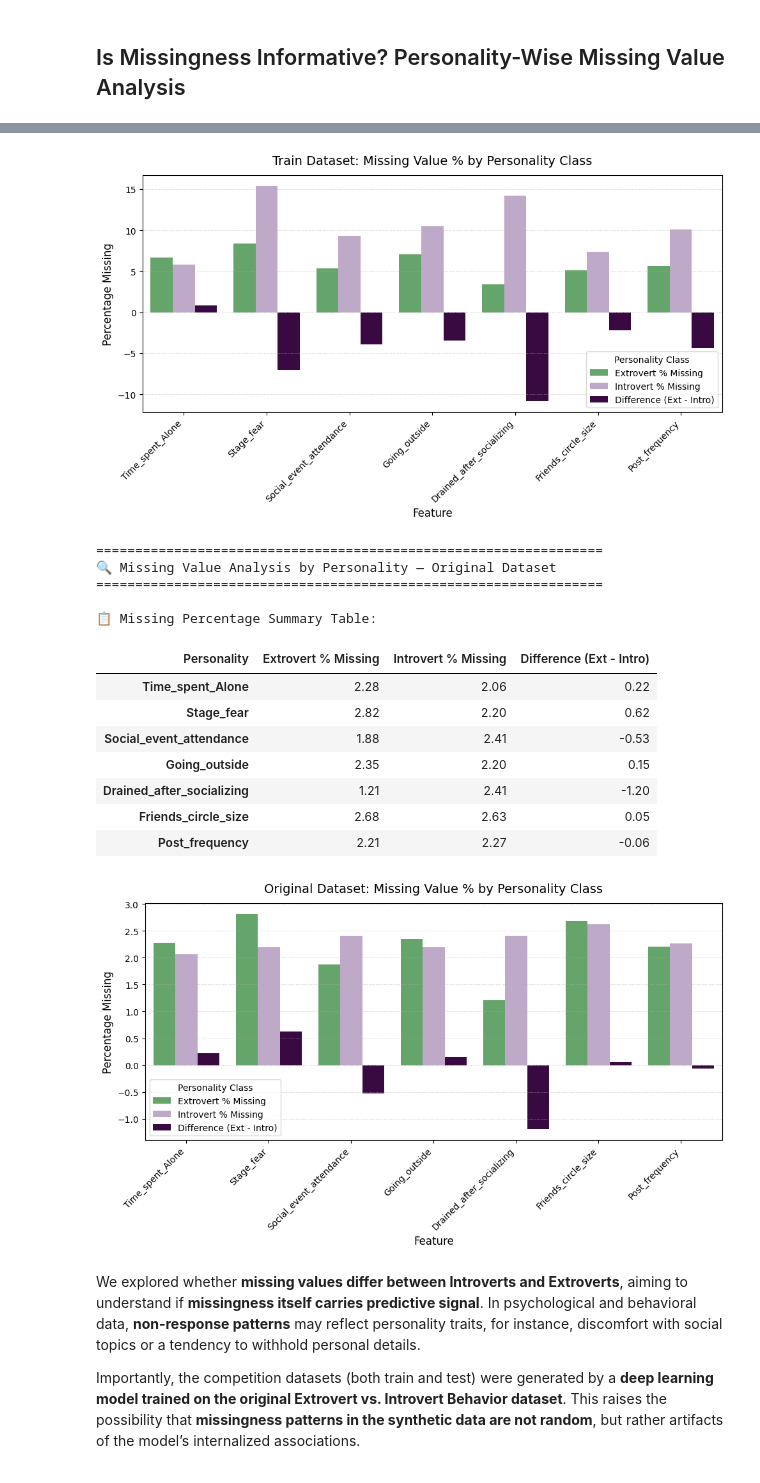
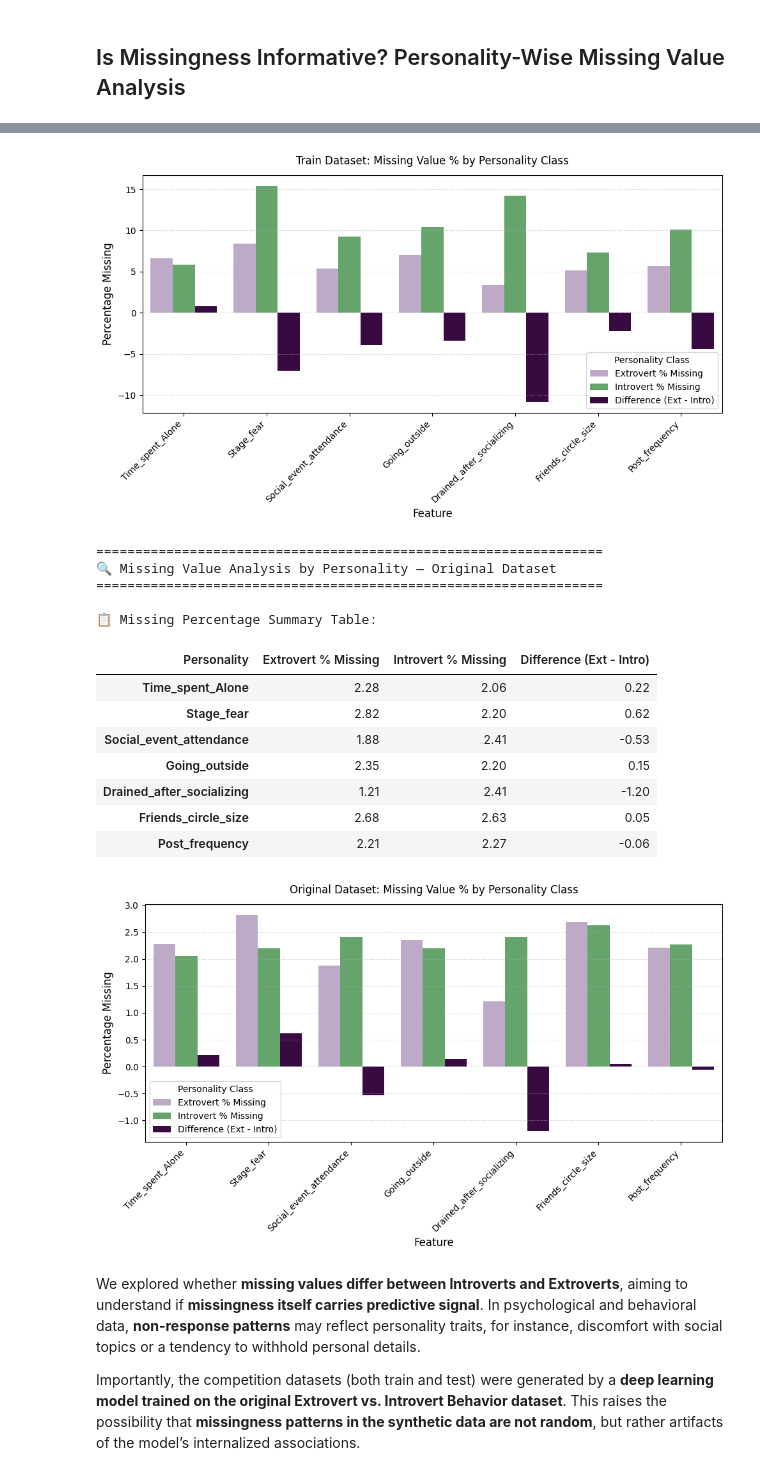
Before and after one commit to IsharaParanagamaGedara/SocialMind-Classifying-Personality-Traits, a Jupyter notebook: socialmind-classifying-personality-traits.ipynb, the cells around one changed output, grey strips where cells are left out. Cells and saved outputs as stored; diff of their text form; code cells hidden in the pictures.

Commit message:
Kaggle Notebook | 🧠 SocialMind: Classifying Personality Traits | Version 4

```diff
--- a/socialmind-classifying-personality-traits.ipynb
+++ b/socialmind-classifying-personality-traits.ipynb
@@ -1189,13 +1214,13 @@ def analyze_missing_by_personality_dynamic(df, cols, target_variable='Personalit
     )
 
     cmap = sns.color_palette("PRGn", as_cmap=True)
-    custom_colors = [cmap(0.8), cmap(0.3), cmap(0)]
+    custom_colors = [cmap(0.3), cmap(0.8), cmap(0)]
 
     plt.figure(figsize=(10, 6))
     ax = sns.barplot(data=plot_df, x='Feature', y='Missing %', hue='Group', palette=custom_colors)
     # ax.set_facecolor('lightgray')
 
-    plt.title(f"{dataset_name}: Missing Value % by Personality Class", fontsize=14, pad=12)
+    plt.title(f"{dataset_name}: Missing Value % by Personality Class", fontsize=12, pad=12)
     plt.xlabel("Feature", fontsize=12)
     plt.ylabel("Percentage Missing", fontsize=12)
     plt.xticks(rotation=45, ha='right')
@@ -1214,35 +1239,35 @@ missing_cols = [
 
 train_missing_summary = analyze_missing_by_personality_dynamic(train_data, missing_cols, dataset_name="Train Dataset")
 original_missing_summary = analyze_missing_by_personality_dynamic(original_data, missing_cols, dataset_name="Original Dataset")
 # %% [output]
 =================================================================
 🔍 Missing Value Analysis by Personality — Train Dataset
 =================================================================
 
 📋 Missing Percentage Summary Table:
 | Personality | Extrovert % Missing | Introvert % Missing | Difference (Ext - Intro) |
 | Time_spent_Alone | 6.64 | 5.82 | 0.82 |
 | Stage_fear | 8.39 | 15.42 | -7.03 |
 | Social_event_attendance | 5.34 | 9.28 | -3.94 |
 | Going_outside | 7.02 | 10.45 | -3.43 |
 | Drained_after_socializing | 3.37 | 14.24 | -10.87 |
 | Friends_circle_size | 5.11 | 7.34 | -2.23 |
 | Post_frequency | 5.67 | 10.09 | -4.42 |
-[figure, old version]
+[figure, new version]
 =================================================================
 🔍 Missing Value Analysis by Personality — Original Dataset
 =================================================================
 
 📋 Missing Percentage Summary Table:
 | Personality | Extrovert % Missing | Introvert % Missing | Difference (Ext - Intro) |
 | Time_spent_Alone | 2.28 | 2.06 | 0.22 |
 | Stage_fear | 2.82 | 2.20 | 0.62 |
 | Social_event_attendance | 1.88 | 2.41 | -0.53 |
 | Going_outside | 2.35 | 2.20 | 0.15 |
 | Drained_after_socializing | 1.21 | 2.41 | -1.20 |
 | Friends_circle_size | 2.68 | 2.63 | 0.05 |
 | Post_frequency | 2.21 | 2.27 | -0.06 |
-[figure, old version]
+[figure, new version]
 # %% [markdown]
 We explored whether **missing values differ between Introverts and Extroverts**, aiming to understand if **missingness itself carries predictive signal**. In psychological and behavioral data, **non-response patterns** may reflect personality traits, for instance, discomfort with social topics or a tendency to withhold personal details.
 
```
Also changed, not shown: parts of 32 cells of this notebook.
